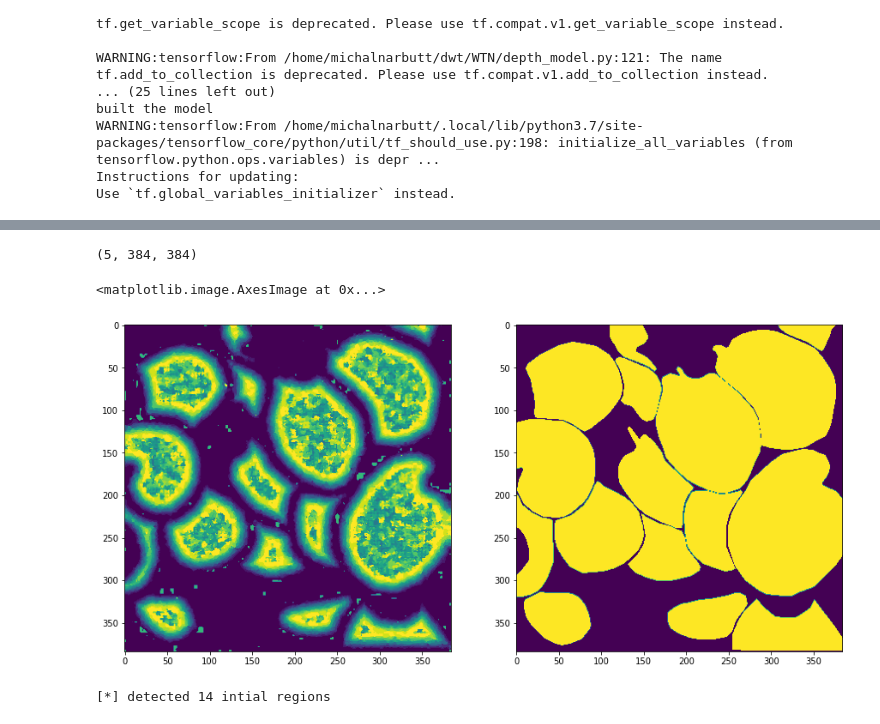
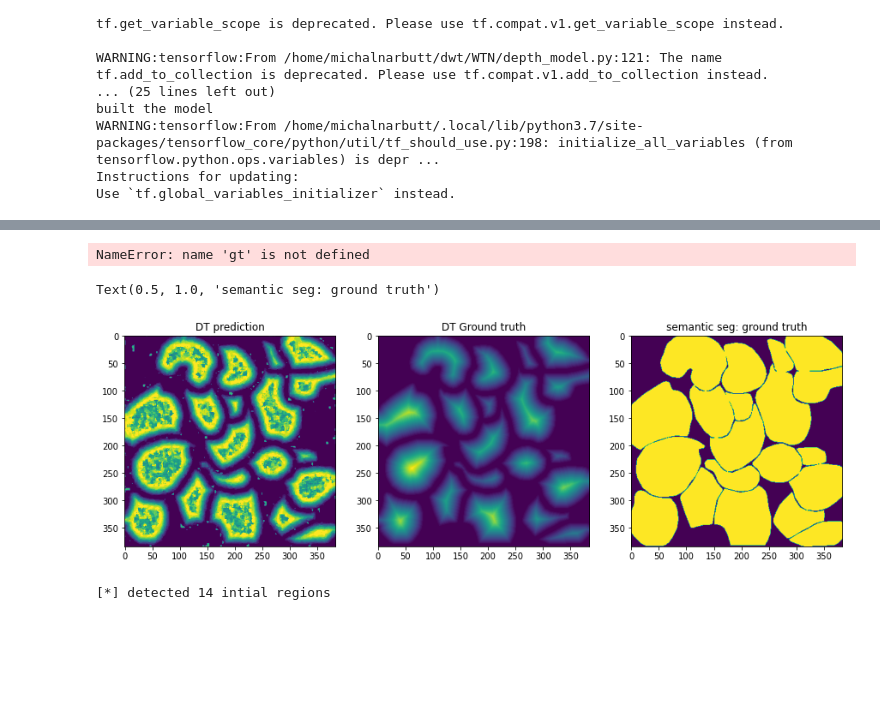
Before and after one commit to Ostyk/dwt, a Jupyter notebook: WTN/Untitled1-Copy1.ipynb, the cells around one changed output, grey strips where cells are left out. Cells and saved outputs as stored; diff of their text form; code cells hidden in the pictures; blank space fills up the shorter version.

```diff
--- a/WTN/Untitled1-Copy1.ipynb
+++ b/WTN/Untitled1-Copy1.ipynb
@@ -90,7 +90,7 @@ model = initialize_model(outputChannels=outputChannels, wd=0, modelWeightPaths=m
 WARNING:tensorflow:From /home/michalnarbutt/dwt/WTN/depth_model.py:12: The name tf.placeholder is deprecated. Please use tf.compat.v1.placeholder instead.
 # %%
 import math
-batchSize = 4
+batchSize = 8
 # %%
 with tf.Session() as sess:
     tfBatchDirs = tf.placeholder("float", shape=[None, 384, 384, 2])
@@ -155,22 +153,29 @@ outputBatch.shape
 # %%
 import matplotlib.pyplot as plt
-# %%
-gtBatch.shape
-# %% [output]
-(5, 384, 384)
+# %%
+plt.imshow(gt)
+# %% [output]
+NameError: name 'gt' is not defined
+# %%
+ind=1
 # %%
-depth = outputBatch[0]
-gt = gtBatch[0]
-ss = ssBatch[0]
+depth = outputBatch[ind]
+gt = gtBatch[ind]
+ss = ssBatch[ind]
 # %%
 plt.figure(figsize=(15,15))
-plt.subplot(121)
+plt.subplot(131)
 plt.imshow(depth)
-plt.subplot(122)
+plt.title("DT prediction")
+plt.subplot(132)
+plt.imshow(gt)
+plt.title("DT Ground truth")
+plt.subplot(133)
 plt.imshow(ss)
+plt.title("semantic seg: ground truth")
 # %% [output]
-<matplotlib.image.AxesImage at 0x...>
+Text(0.5, 1.0, 'semantic seg: ground truth')
-[figure, old version]
+[figure, new version]
 # %%
 from skimage import io, morphology
 import skimage
```
Also changed, not shown: parts of 2 cells of this notebook, 8 other files.
